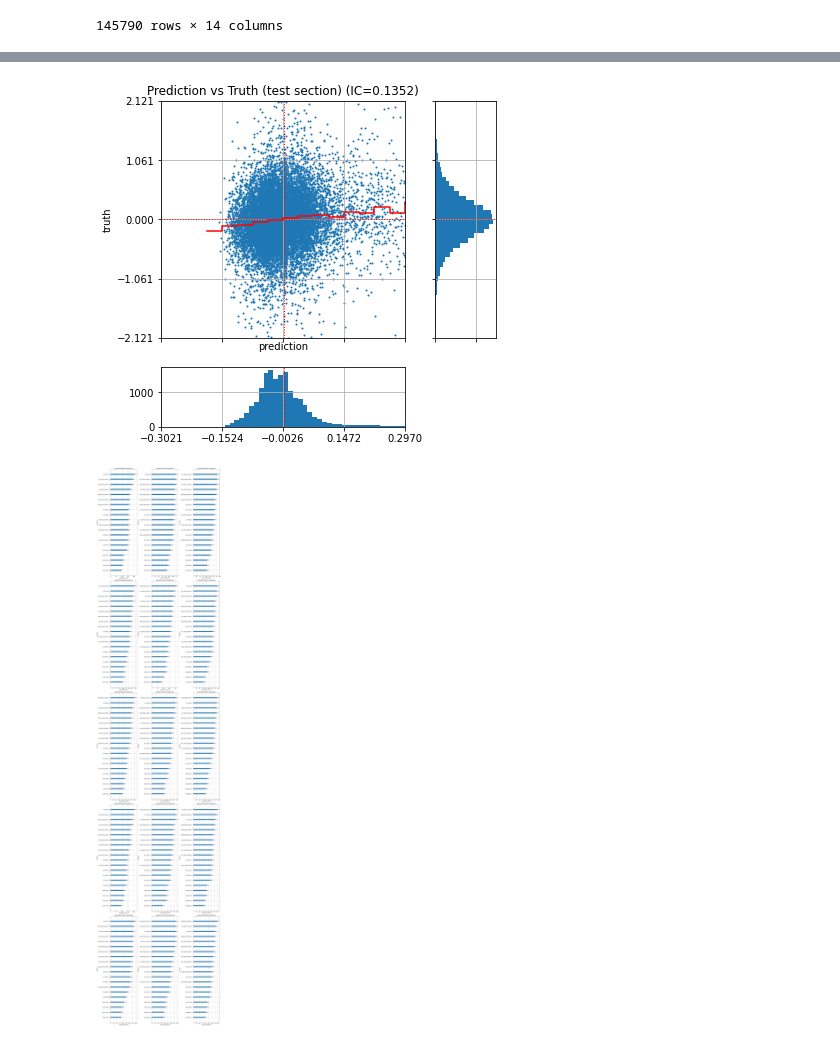
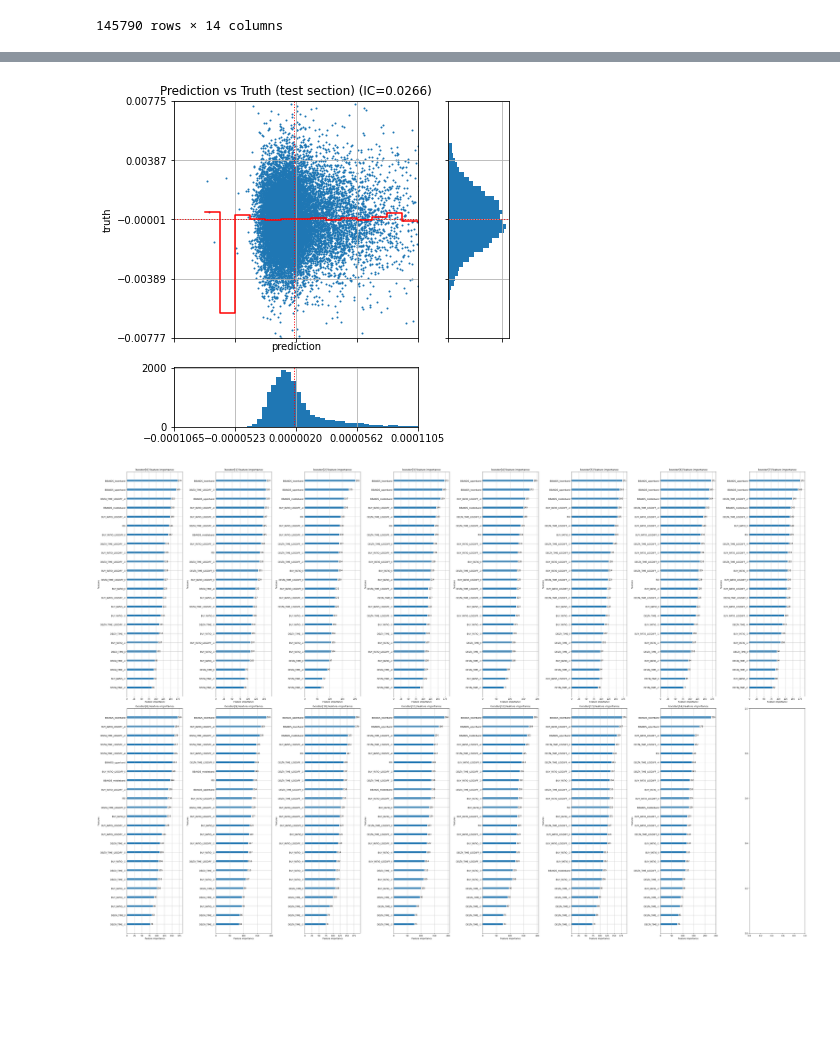
Before and after one commit to WannabeBotter/crypto_misc_jupyter, a Jupyter notebook: lightgbm_exercise/lightgbm_exercise.ipynb, the cells around one changed output, grey strips where cells are left out. Cells and saved outputs as stored; diff of their text form; code cells hidden in the pictures; blank space fills up the shorter version.

Commit message:
Use mlflow

```diff
--- a/lightgbm_exercise/lightgbm_exercise.ipynb
+++ b/lightgbm_exercise/lightgbm_exercise.ipynb
@@ -33,5 +33,5 @@ from optuna_util import *
 # %%
 import mlflow
 mlflow.set_tracking_uri("http://mlflow:8890")
-mlflow.set_experiment("my-experiment5")
+mlflow.set_experiment("crypto_exercise2")
 # %% [output]
@@ -164,6 +165,8 @@ def calc_features(df):
     df['LINEARREG_INTERCEPT'] = talib.LINEARREG_INTERCEPT(close, timeperiod=14) - close
     df['LINEARREG_SLOPE'] = talib.LINEARREG_SLOPE(close, timeperiod=14)
     df['STDDEV'] = talib.STDDEV(close, timeperiod=5, nbdev=1)
+    df['STDDEV_LOGDIFF
+    df['SEDDEV_1'] = df['STDDEV'].shift(-1)
 
     df['CLOSE_LOG'] = np.log1p(df['Close'])
     df['CLOSE_LOGDIFF'] = df['CLOSE_LOG'].diff()
@@ -278,7 +281,7 @@ def display_true_vs_pred(series_true, series_pred, subtitle):
 # %%
 # 学習に利用しない特徴量はコメントアウトすること
 features = sorted([
-#    'BBANDS_upperband', 'BBANDS_middleband', 'BBANDS_lowerband',
+    'BBANDS_upperband', 'BBANDS_middleband', 'BBANDS_lowerband',
 #    'DEMA', 'EMA', 'HT_TRENDLINE',
 #    'KAMA', 'MA', 'MIDPOINT',
 #    'SMA', 'T3', 'TEMA', 'TRIMA', 'WMA',
@@ -288,7 +291,7 @@ features = sorted([
 #    'MACD_macd', 'MACD_macdsignal', 'MACD_macdhist',
 #    'MFI',
 #    'MINUS_DI', 'MINUS_DM', 'MOM', 'PLUS_DI', 'PLUS_DM',
-#    'RSI',
+    'RSI',
 #    'STOCH_slowk', 'STOCH_slowd', 'STOCHF_fastk', 'STOCHF_fastd', 'STOCHRSI_fastk', 'STOCHRSI_fastd',
 #    'TRIX', 'ULTOSC', 'WILLR',
 
@@ -310,13 +313,15 @@ features = sorted([
     'DELTA_TIME_LOGDIFF_0', 'DELTA_TIME_LOGDIFF_-1', 'DELTA_TIME_LOGDIFF_-2', 'DELTA_TIME_LOGDIFF_-3', 'DELTA_TIME_LOGDIFF_-4'
 ])
 
-target = 'BUY_RATIO_LOGDIFF_2'
+target = 'CLOSE_LOGDIFF_1'
 
 mlflow_params = {
     'features': features,
     'target': target
 }
 
+mlflow.log_param('target', target)
+
 with open('artifacts/features.txt', 'w') as f:
     json.dump(mlflow_params, f, indent = 4)
 mlflow.log_artifact('artifacts/features.txt')
@@ -378,20 +383,20 @@ fig, ic = display_true_vs_pred(df_test[target], df_test['pred'], 'Prediction vs
 mlflow.log_figure(fig, 'Prediction vs Truth (test section).png')
 mlflow.log_metric('IC test section', ic)
 # %% [output]
-[figure, old version]
+[figure, new version]
 # %%
 # CPCVによって生成されたbooster全ての特徴量の重要度を表示する
 boosters = lgb_util.get_cvbooster().boosters
-cols = 3
+cols = 8
 rows = math.ceil(len(boosters) / cols)
 fig, axes = plt.subplots(rows, cols, figsize = (cols * 6, rows * 16), tight_layout=True)
 
 for index, booster in enumerate(boosters):
     lgb.plot_importance(booster, axes[math.floor(index / cols), index % cols], title = f'booster[{index}] Feature importance')
 
 mlflow.log_figure(fig, 'Feature importance.png')
 # %% [output]
-[figure, old version]
+[figure, new version]
 # %%
 # dtreevizを利用した決定木の可視化
 if options['svg_output'] == True:
```
Also changed, not shown: parts of 3 cells of this notebook.
